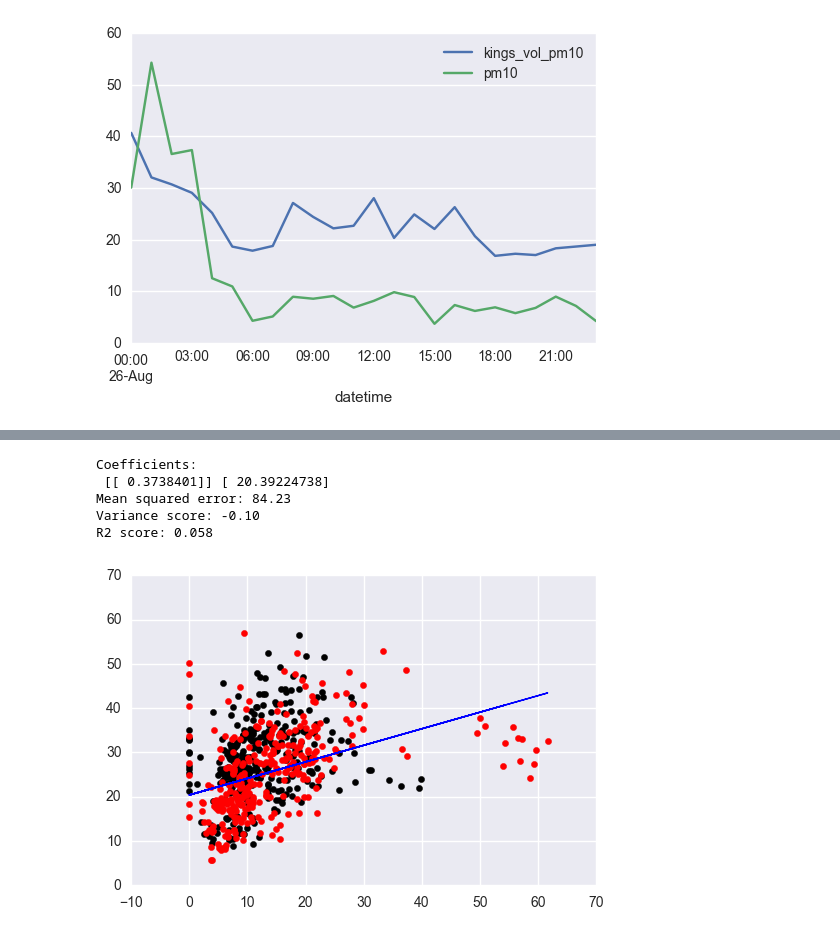
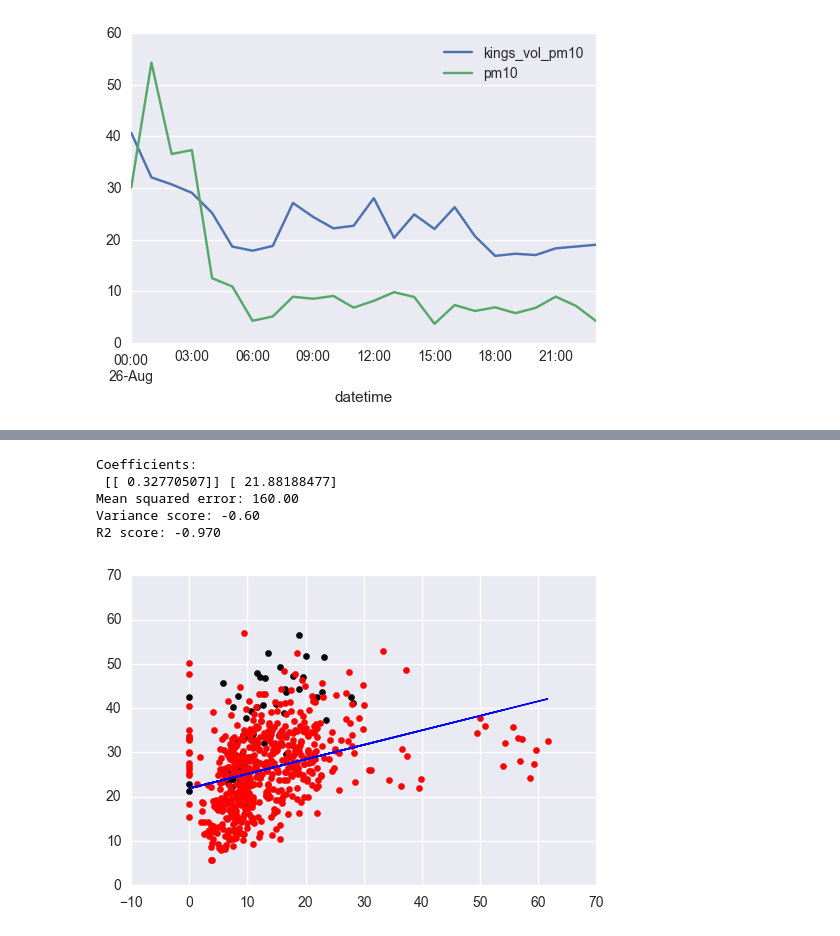
Before and after one commit to lingxz/climathon2016, a Jupyter notebook: 0.1-colocation.ipynb, the cells around one changed output, grey strips where cells are left out. Drawn from its saved outputs; the diff is of its cells as text; code cells hidden in the pictures.

```diff
--- a/0.1-colocation.ipynb
+++ b/0.1-colocation.ipynb
@@ -65,6 +135,6 @@ ds_merged_pm10.sel(datetime='2016-08-26').to_dataframe().plot()
 <matplotlib.axes._subplots.AxesSubplot at 0x...>
 [figure]
 # %%
-m, c = linear_regr_fudge(ds_merged, 'pm10', 'kings_vol_pm10', test_size=0.01, split='random')
+m, c = linear_regr_fudge(ds_merged, 'pm10', 'kings_vol_pm10', test_size=0.1, split='random')
 # %% [output]
 Coefficients:
@@ -94,12 +164,12 @@ Probability that they belong to the same distribution (KS p-value):  2.598462557
 # %%
-m, c = linear_regr_fudge(ds_merged, 'pm10', 'kings_vol_pm10', test_size=0.5, split='chronological')
+m, c = linear_regr_fudge(ds_merged, 'pm10', 'kings_vol_pm10', test_size=0.1, split='chronological')
 # %% [output]
 Coefficients:
- [[ 0.3738401]] [ 20.39224738]
-Mean squared error: 84.23
-Variance score: -0.10
-R2 score: 0.058
+ [[ 0.32770507]] [ 21.88188477]
+Mean squared error: 160.00
+Variance score: -0.60
+R2 score: -0.970
-[figure, old version]
+[figure, new version]
 # %%
 # plot the result
 ds_merged['pm10_modified'] = ds_merged['pm10'] * m[0][0] + c[0]
```
Also changed, not shown: parts of 7 cells of this notebook.
